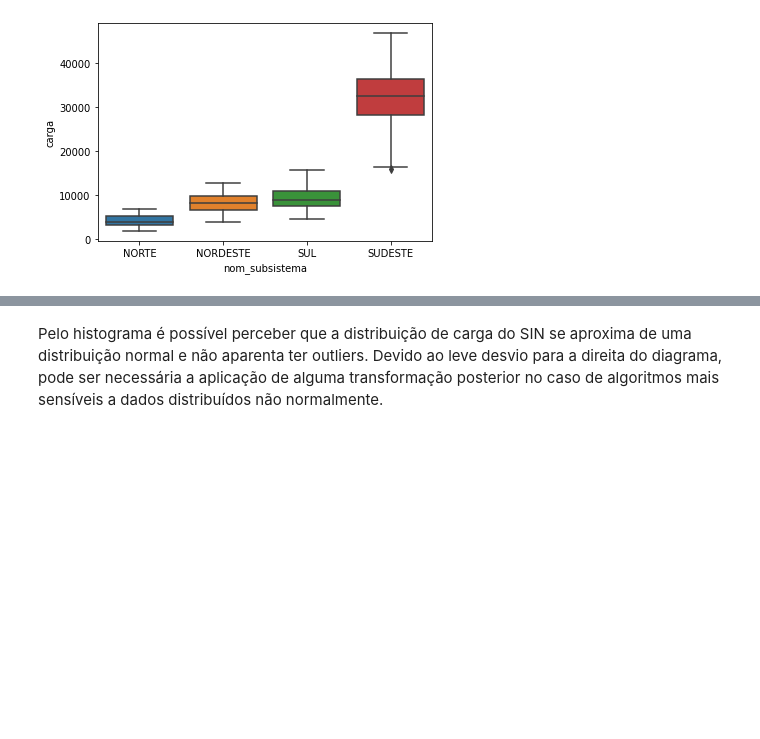
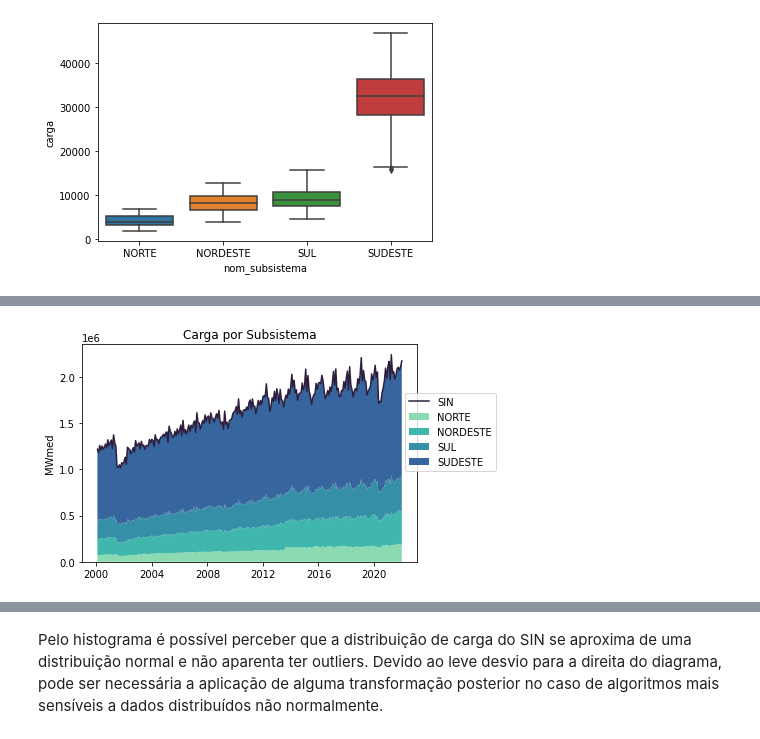
Before and after one commit to mauricioleng/ONS_Project, a Jupyter notebook: Previsao_Carga_ONS_Análise_Exploratória.ipynb, the cells around one changed output, grey strips where cells are left out. Cells and saved outputs as stored; diff of their text form; code cells hidden in the pictures; blank space fills up the shorter version.

```diff
--- a/Previsao_Carga_ONS_Análise_Exploratória.ipynb
+++ b/Previsao_Carga_ONS_Análise_Exploratória.ipynb
@@ -160,0 +190,17 @@ ValueError: ignored
+# %%
+# devido a densidade de pontos, é recomendável reagrupar os dados por periodicidade mensal para facilitar a legibilidade nos gráficos
+df_sub=[]
+for subsistema in df['nom_subsistema'].unique():
+  df_sub.append(df[df['nom_subsistema']==subsistema].set_index('data').resample('M').sum())
+df_sin_m = df_sin.resample('M').sum()
+# %%
+colors = sns.color_palette("mako_r")
+plt.stackplot(df_sub[0].index, df_sub[0].carga, df_sub[1].carga, df_sub[2].carga, df_sub[3].carga, labels=df.nom_subsistema, colors=colors)
+plt.plot(df_sub[0].index,df_sin_m['carga'], label='SIN', color=colors[5])
+plt.legend(loc = "upper center", bbox_to_anchor=(1.1, 0.8), ncol=1)
+plt.title('Carga por Subsistema')
+plt.ylabel('MWmed')
+
+plt.show()
+# %% [output]
+[figure, added]
```
Also changed, not shown: parts of 29 cells of this notebook.
